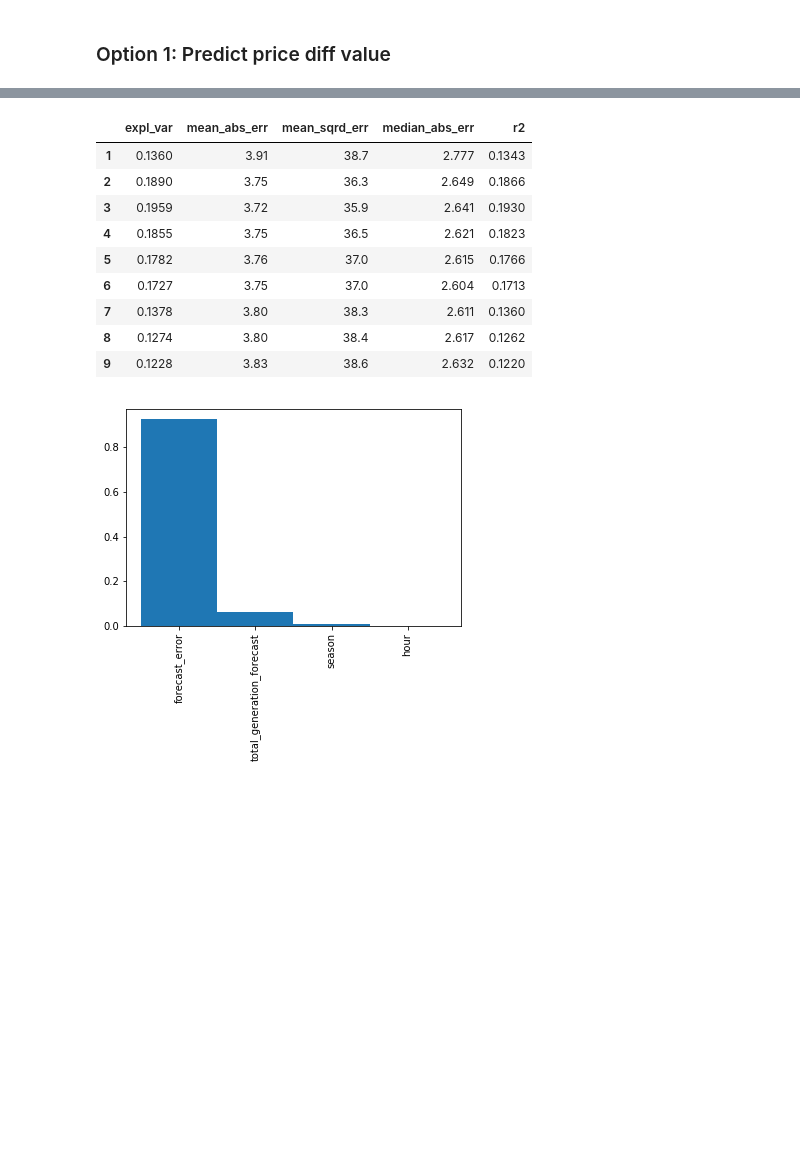
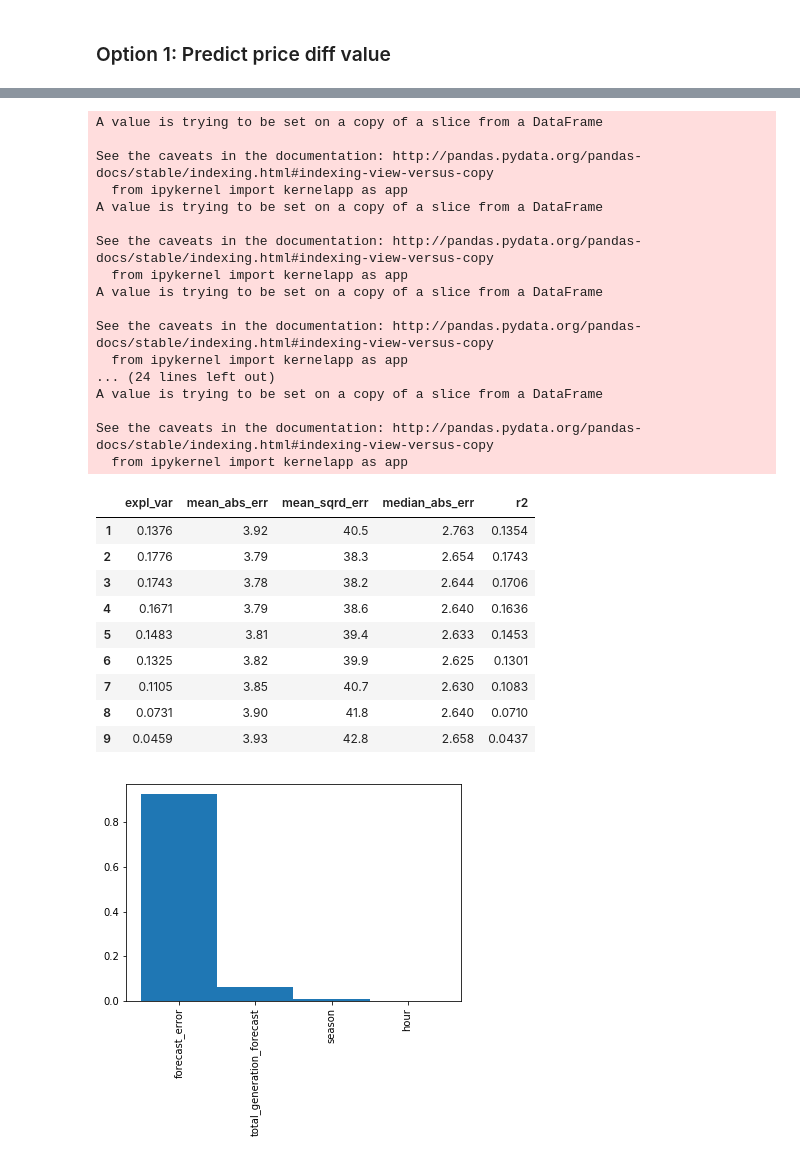
Before and after one commit to mauricepohl/pandas, a Jupyter notebook: 03_modeling/Modeling - Regression.ipynb, the cells around one changed output, grey strips where cells are left out. Saved outputs shown, nothing was run; the diff lists cells and outputs as text; code cells hidden in the pictures; blank space fills up the shorter version.

Commit message:
10 times 3-fold cv

```diff
--- a/03_modeling/Modeling - Regression.ipynb
+++ b/03_modeling/Modeling - Regression.ipynb
@@ -46,9 +47,10 @@ cmapBlue = mpl.colors.ListedColormap([cRange[i] for i in range(6, 11)])
 cmapRed = mpl.colors.ListedColormap([cRange[i] for i in range(12, 17)])
 cmapViolett = mpl.colors.ListedColormap([cRange[i] for i in range(18, 23)])
 # %%
-data = pd.read_csv("../00_data/data_with_calc_fields.csv", sep=";", decimal=",", index_col="datetime")
-data.index = pd.to_datetime(data.index)
-data = data[["price_diff", "hour", "season", "month", "weekday", "total_generation_forecast", "forecast_error", "day_ahead_price", "intraday_price"]]
+df = pd.read_csv("../00_data/data_with_calc_fields.csv", sep=";", decimal=",", index_col="datetime")
+df.index = pd.to_datetime(df.index)
+df = df.drop("date", axis=1)
+data = df[["price_diff", "hour", "season", "month", "weekday", "total_generation_forecast", "forecast_error", "day_ahead_price", "intraday_price"]]
 # %% [markdown]
 ## Feature selection
 # %%
@@ -90,4 +91,6 @@ See the caveats in the documentation: http://pandas.pydata.org/pandas-docs/stabl
 # %%
+numberOfRuns = 10 # 10 times cross-validaton
+
 # Dict containing the scorers to be used
 scoring = {'explained_variance': 'explained_variance',
            'neg_mean_absolute_error': 'neg_mean_absolute_error',
@@ -99,12 +102,13 @@ scoring = {'explained_variance': 'explained_variance',
 # Function to convert the list of dicts to a DataFrame and then print it
 def print_scores(scores_list, param_range):
     scores_list = [{k:v.mean() for k,v in alpha.items()} for alpha in scores_list]
-    scores_df = pd.DataFrame(scores_list, index=param_range).drop(["fit_time", "score_time"],axis=1)
+    scores_df = pd.DataFrame(scores_list, index=[list(range(numberOfRuns))*len(param_range), list(param_range)*numberOfRuns]).drop(["fit_time", "score_time"],axis=1)
     scores_df.columns=["expl_var",
                        "mean_abs_err",
                        "mean_sqrd_err",
                        "median_abs_err",
                        "r2"]
+    scores_df = scores_df.groupby(level=1).mean()
     scores_df["expl_var"] = scores_df["expl_var"].round(4)
     scores_df["mean_abs_err"] = scores_df["mean_abs_err"].abs().round(2)
     scores_df["mean_sqrd_err"] = scores_df["mean_sqrd_err"].abs().round(1)
@@ -125,7 +129,7 @@ scoringBin = {'accuracy': 'accuracy',
 # Function to convert the list of dicts to a DataFrame and then print it for classification scores
 def print_scores_bin(scores_list, param_range):
     scores_list = [{k:v.mean() for k,v in alpha.items()} for alpha in scores_list]
-    scores_df = pd.DataFrame(scores_list, index=param_range).drop(["fit_time", "score_time"],axis=1)
+    scores_df = pd.DataFrame(scores_list, index=[list(range(numberOfRuns))*len(param_range), list(param_range)*numberOfRuns]).drop(["fit_time", "score_time"],axis=1)
     scores_df.columns=["accuracy",
                        "mean_abs_err",
                        "mean_sqrd_err",
@@ -133,6 +137,7 @@ def print_scores_bin(scores_list, param_range):
                        "roc_auc",
                        "precision", # fraction of pos. classifications that are actual positives
                        "recall"]    # fraction of actual positives that are classified as pos.
+    scores_df = scores_df.groupby(level=1).mean()
     scores_df["mean_abs_err"] = scores_df["mean_abs_err"].abs().round(2)
     scores_df["mean_sqrd_err"] = scores_df["mean_sqrd_err"].abs().round(1)
     scores_df["median_abs_err"] = scores_df["median_abs_err"].abs().round(3)
@@ -158,8 +163,11 @@ def prepareDataForRegression(X):
 scores_list = []
 param_range = range(1)
 reg = linear_model.LinearRegression()
-X2 = prepareDataForRegression(X_train)
-score = cross_validate(reg, X2, y_train, scoring=scoring, return_train_score=False, n_jobs=-1)
-scores_list.append(score)
+for j in range(numberOfRuns):
+    X_train, X_test, y_train, y_test, y2_train, y2_test = makeTrainTestSplit()
+    X2 = prepareDataForRegression(X_train)
+    for i in param_range:
+        score = cross_validate(reg, X2, y_train, scoring=scoring, return_train_score=False, n_jobs=-1)
+        scores_list.append(score)
 display(print_scores(scores_list, param_range))
 # %% [output]
@@ -168,9 +193,12 @@ display(print_scores(scores_list, param_range))
 # %%
 # Method: Decision Tree Regression
-param_range = range(1,5)
+param_range = range(1,7)
 scores_list = []
-for i in param_range:
-    DTR = DecisionTreeRegressor(max_depth=i)
-    scores_list.append(cross_validate(DTR, X_train, y_train, scoring=scoring, return_train_score=False, n_jobs=-1))
+for j in range(numberOfRuns):
+    X_train, X_test, y_train, y_test, y2_train, y2_test = makeTrainTestSplit()
+    X2 = prepareDataForRegression(X_train)
+    for i in param_range:
+        DTR = DecisionTreeRegressor(max_depth=i)
+        scores_list.append(cross_validate(DTR, X_train, y_train, scoring=scoring, return_train_score=False, n_jobs=-1))
 display(print_scores(scores_list, param_range))
 # %% [output]
@@ -182,23 +229,42 @@ display(print_scores(scores_list, param_range))
 # %%
 # Method: Random Forest Regression
 param_range = range(1,10)
 scores_list = []
-for i in param_range:
-    RTR = RandomForestRegressor(max_depth=i)
-    score = cross_validate(RTR, X_train, y_train, scoring=scoring, return_train_score=False, n_jobs=-1)
-    scores_list.append(score)
+for j in range(numberOfRuns):
+    X_train, X_test, y_train, y_test, y2_train, y2_test = makeTrainTestSplit()
+    X2 = prepareDataForRegression(X_train)
+    for i in param_range:
+        RTR = RandomForestRegressor(max_depth=i)
+        scores_list.append(cross_validate(RTR, X_train, y_train, scoring=scoring, return_train_score=False, n_jobs=-1))
 display(print_scores(scores_list, param_range))
 # %% [output]
+A value is trying to be set on a copy of a slice from a DataFrame
+
+See the caveats in the documentation: http://pandas.pydata.org/pandas-docs/stable/indexing.html#indexing-view-versus-copy
+  from ipykernel import kernelapp as app
+A value is trying to be set on a copy of a slice from a DataFrame
+
+See the caveats in the documentation: http://pandas.pydata.org/pandas-docs/stable/indexing.html#indexing-view-versus-copy
+  from ipykernel import kernelapp as app
+A value is trying to be set on a copy of a slice from a DataFrame
+
+See the caveats in the documentation: http://pandas.pydata.org/pandas-docs/stable/indexing.html#indexing-view-versus-copy
+  from ipykernel import kernelapp as app
+... (24 lines left out)
+A value is trying to be set on a copy of a slice from a DataFrame
+
+See the caveats in the documentation: http://pandas.pydata.org/pandas-docs/stable/indexing.html#indexing-view-versus-copy
+  from ipykernel import kernelapp as app
 |  | expl_var | mean_abs_err | mean_sqrd_err | median_abs_err | r2 |
-| 1 | 0.1360 | 3.91 | 38.7 | 2.777 | 0.1343 |
-| 2 | 0.1890 | 3.75 | 36.3 | 2.649 | 0.1866 |
-| 3 | 0.1959 | 3.72 | 35.9 | 2.641 | 0.1930 |
-| 4 | 0.1855 | 3.75 | 36.5 | 2.621 | 0.1823 |
-| 5 | 0.1782 | 3.76 | 37.0 | 2.615 | 0.1766 |
-| 6 | 0.1727 | 3.75 | 37.0 | 2.604 | 0.1713 |
-| 7 | 0.1378 | 3.80 | 38.3 | 2.611 | 0.1360 |
-| 8 | 0.1274 | 3.80 | 38.4 | 2.617 | 0.1262 |
-| 9 | 0.1228 | 3.83 | 38.6 | 2.632 | 0.1220 |
+| 1 | 0.1376 | 3.92 | 40.5 | 2.763 | 0.1354 |
+| 2 | 0.1776 | 3.79 | 38.3 | 2.654 | 0.1743 |
+| 3 | 0.1743 | 3.78 | 38.2 | 2.644 | 0.1706 |
+| 4 | 0.1671 | 3.79 | 38.6 | 2.640 | 0.1636 |
+| 5 | 0.1483 | 3.81 | 39.4 | 2.633 | 0.1453 |
+| 6 | 0.1325 | 3.82 | 39.9 | 2.625 | 0.1301 |
+| 7 | 0.1105 | 3.85 | 40.7 | 2.630 | 0.1083 |
+| 8 | 0.0731 | 3.90 | 41.8 | 2.640 | 0.0710 |
+| 9 | 0.0459 | 3.93 | 42.8 | 2.658 | 0.0437 |
 # %%
 # Influence of features
 RFR = RandomForestRegressor(max_depth=3)
```
Also changed, not shown: parts of 18 cells of this notebook.
